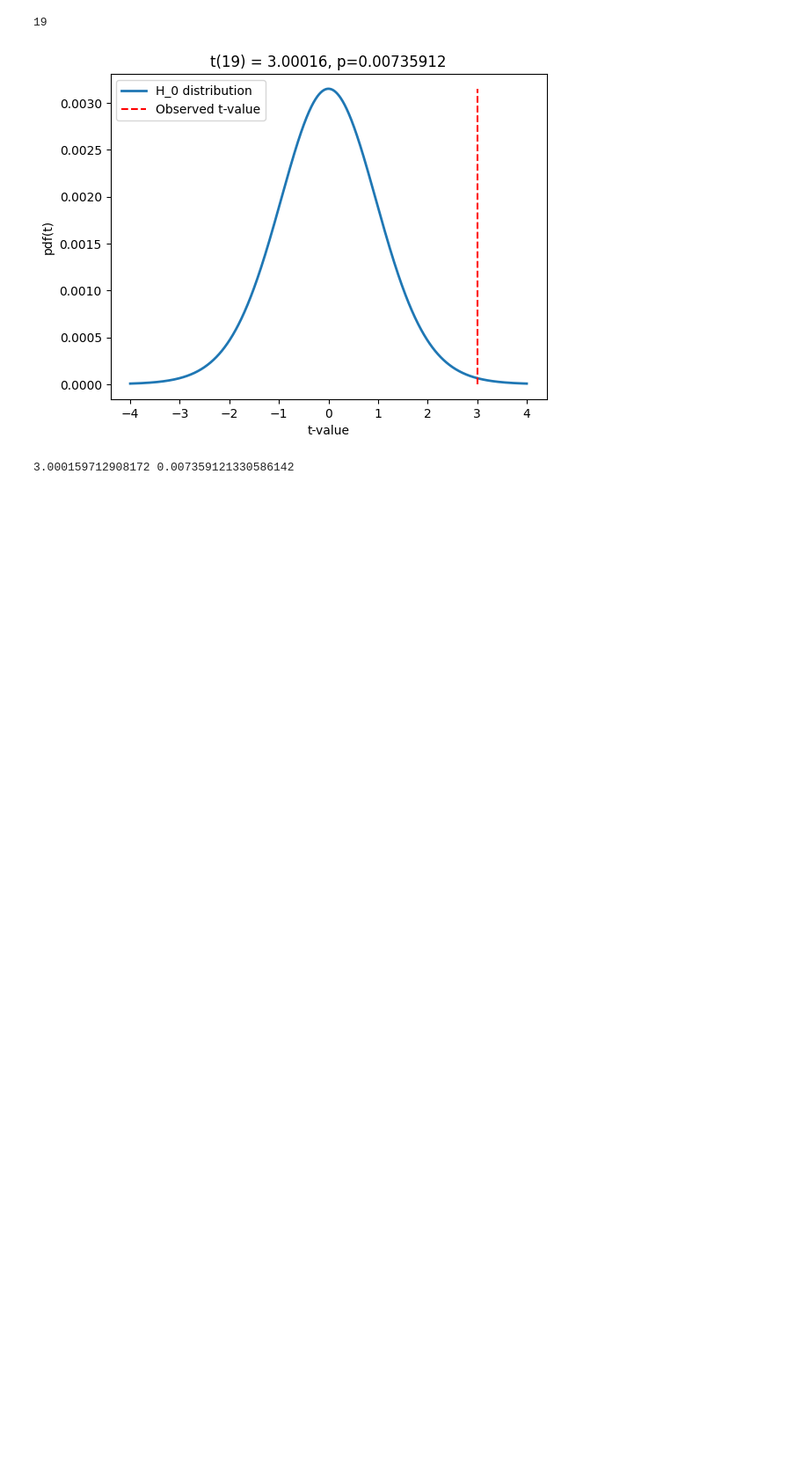
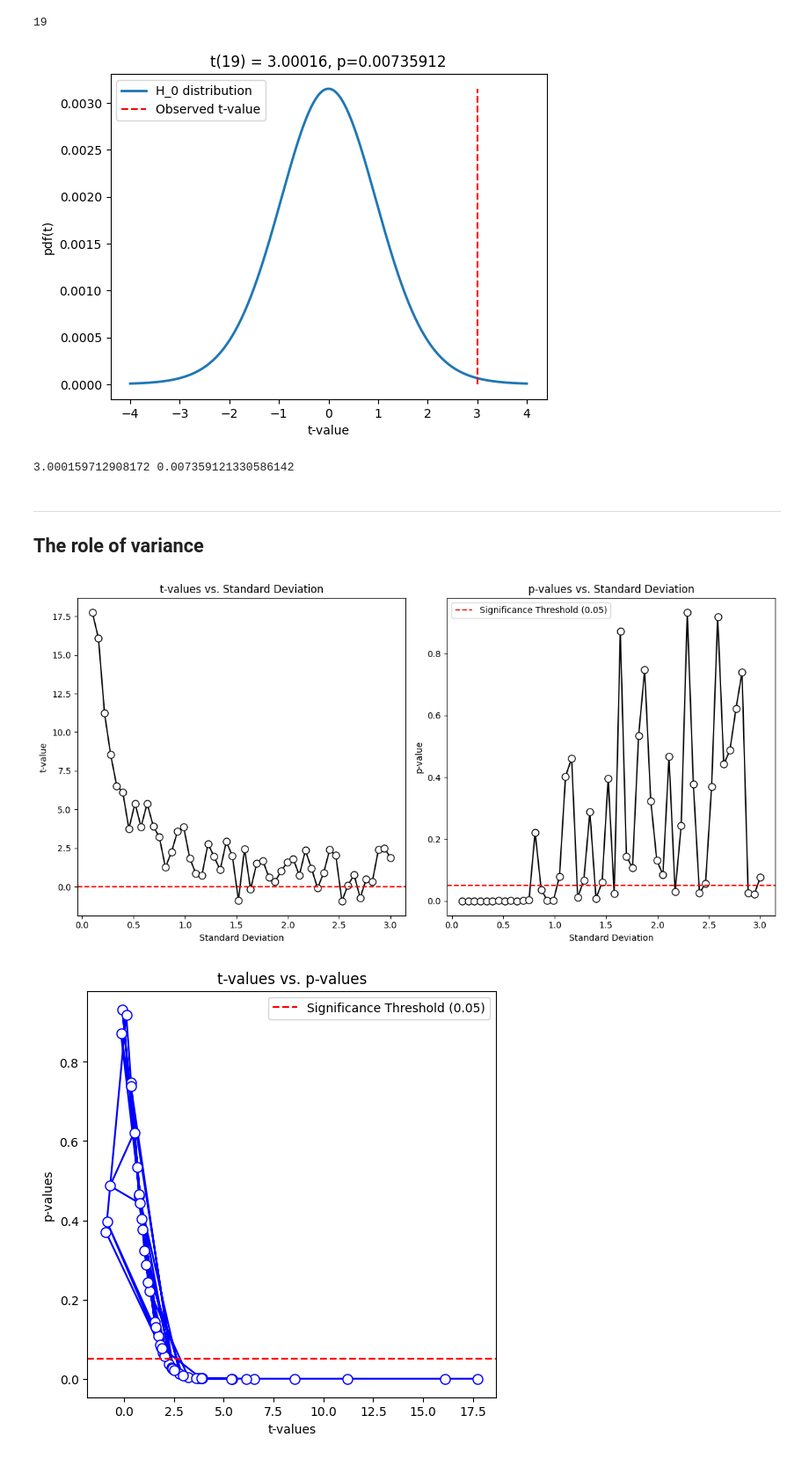
Before and after one commit to SiracencoSerghei/Statistics_and_ML, a Jupyter notebook: 2.6_ttest/stats_ttest_oneSampleT.ipynb, the cells around one changed output. Shown at 88% size. Saved outputs shown, nothing was run; the diff lists cells and outputs as text; code cells hidden in the pictures; blank space fills up the shorter version.

Commit message:
one-sample t-test

```diff
--- a/2.6_ttest/stats_ttest_oneSampleT.ipynb
+++ b/2.6_ttest/stats_ttest_oneSampleT.ipynb
@@ -83,3 +83,68 @@ print(t,p)
 # do these values match our manually computed values?
 # %% [output]
 3.000159712908172 0.007359121330586142
+# %% [markdown]
+---
+The role of variance
+---
+# %%
+
+# Parameters
+N = 20  # sample size
+popMu = 0.5  # true population mean
+std_devs = np.linspace(0.1, 3, 50)  # range of standard deviations (0.1 to 3)
+
+# Arrays to store t-values and p-values for each standard deviation
+t_vals = np.zeros(len(std_devs))
+p_vals = np.zeros(len(std_devs))
+
+# Null hypothesis value
+H0val = 0  # testing against population mean of 0
+
+# Loop through different standard deviations
+for i, std_dev in enumerate(std_devs):
+
+    # Generate data with the current standard deviation and the same population mean
+    data = np.random.randn(N) * std_dev + popMu
+
+    # Perform a one-sample t-test against the null hypothesis mean (H0val)
+    t, p = stats.ttest_1samp(data, H0val)
+
+    # Store the computed t and p values
+    t_vals[i] = t
+    p_vals[i] = p
+
+# Plot the t-values against the standard deviation
+plt.figure(figsize=(12, 6))
+plt.subplot(1, 2, 1)
+plt.plot(std_devs, t_vals, 'ko-', markerfacecolor='w', markersize=8)
+plt.axhline(0, color='r', linestyle='--')
+plt.xlabel('Standard Deviation')
+plt.ylabel('t-value')
+plt.title('t-values vs. Standard Deviation')
+
+# Plot the p-values against the standard deviation
+plt.subplot(1, 2, 2)
+plt.plot(std_devs, p_vals, 'ko-', markerfacecolor='w', markersize=8)
+plt.axhline(0.05, color='r', linestyle='--', label='Significance Threshold (0.05)')
+plt.xlabel('Standard Deviation')
+plt.ylabel('p-value')
+plt.title('p-values vs. Standard Deviation')
+plt.legend()
+
+plt.tight_layout()
+plt.show()
+
+# Plot t-values vs. p-values
+plt.figure(figsize=(6,6))
+plt.plot(t_vals, p_vals, 'bo-', markerfacecolor='w', markersize=8)
+plt.axhline(0.05, color='r', linestyle='--', label='Significance Threshold (0.05)')
+plt.xlabel('t-values')
+plt.ylabel('p-values')
+plt.title('t-values vs. p-values')
+plt.legend()
+
+plt.show()
+# %% [output]
+[figure, added]
+[figure, added]
```
